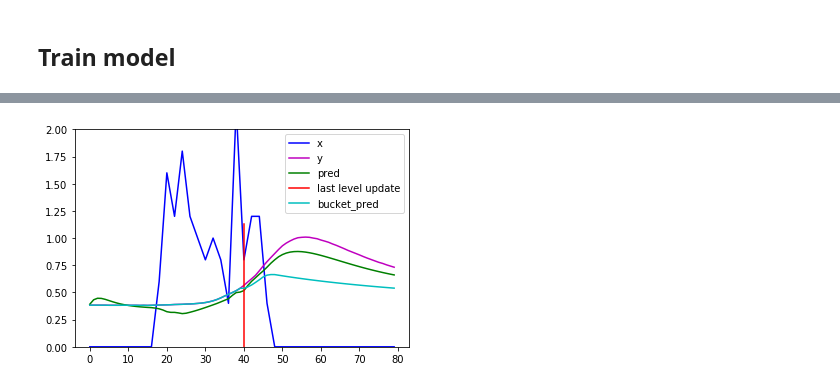
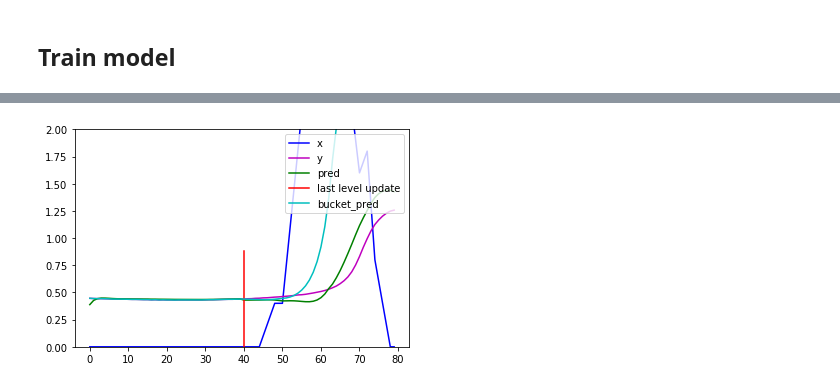
Before and after one commit to jamieaconn/isthedartrunning, a Jupyter notebook: analysis/rnn_model.ipynb, the cells around one changed output, grey strips where cells are left out. Drawn from its saved outputs; the diff is of its cells as text; code cells hidden in the pictures.

Commit message:
Improvements to model

```diff
--- a/analysis/rnn_model.ipynb
+++ b/analysis/rnn_model.ipynb
@@ -27,7 +27,7 @@ parameters = {
     "batch_size": 150,
     "state_size": 15,
     "learning_rate": 0.1,
-    "num_epochs": 2,
+    "num_epochs": 10,
     "num_features": 3,
     "epoch_size": 200,
     "num_layers": 1,
@@ -47,7 +49,7 @@ train_df, test_df = rnn_functions.load_data()
 # %%
 graph = rnn_functions.generate_graph(parameters)
 
-training_losses, final_X, final_Y, final_pred = rnn_functions.run_training(train_df, parameters, graph, model_name="test")
+training_losses, final_X, final_Y, final_pred = rnn_functions.run_training(train_df, parameters, graph, model_name="production")
 
 plt.plot(training_losses)
 plt.show()
@@ -110,5 +120,5 @@ def make_predictions(model_name, parameters, rain_threshold):
 
     return X_test, Y_test, test_pred, test_bucket_pred
 
-X_test, Y_test, test_pred, test_bucket_pred = make_predictions(model_name = "test", parameters=parameters, rain_threshold=20)
+X_test, Y_test, test_pred, test_bucket_pred = make_predictions(model_name = "production", parameters=parameters, rain_threshold=0)
 # %% [output]
@@ -128,4 +138,4 @@ TEST DATA
 # %%
-rnn_functions.plot_sample(X_test, Y_test, test_pred, parameters=parameters, bucket_pred=test_bucket_pred, index=1)
+rnn_functions.plot_sample(X_test, Y_test, test_pred, parameters=parameters, bucket_pred=test_bucket_pred, index=random.randint(1,149))
 # %% [output]
-[figure, old version]
+[figure, new version]
```
Also changed, not shown: parts of 4 cells of this notebook.
